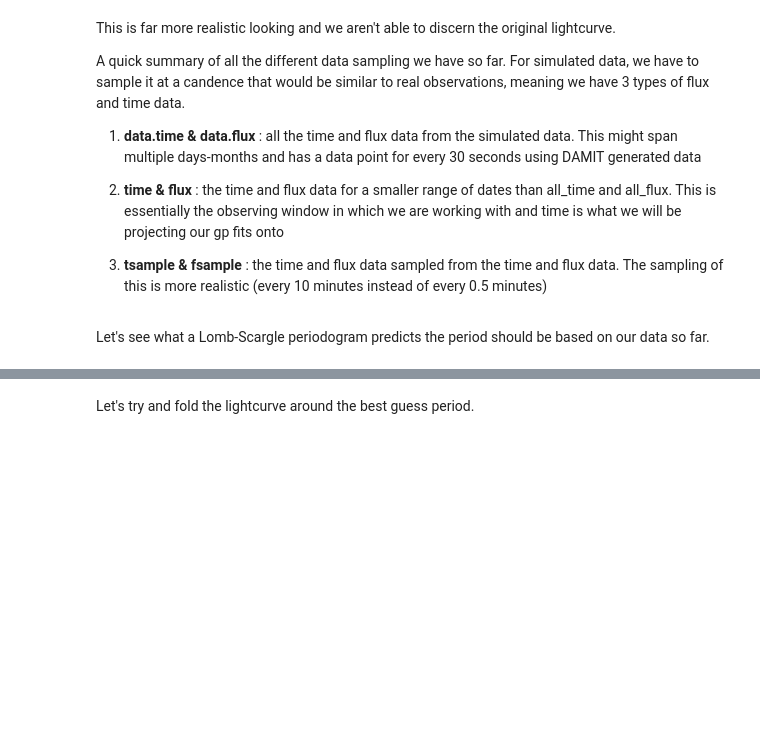
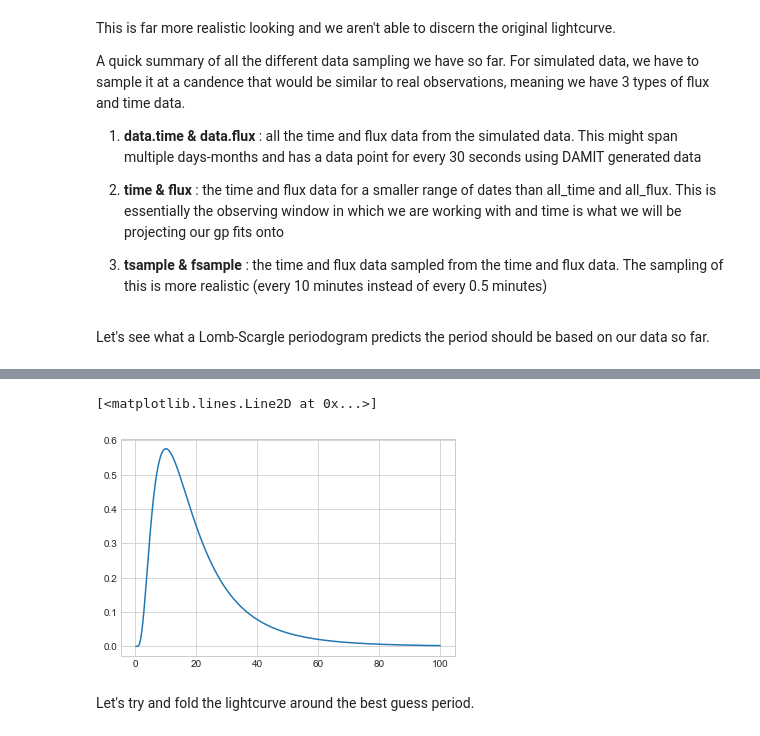
Before and after one commit to dirac-institute/CometGPs, a Jupyter notebook: cwl_sandbox/A Motivating Example.ipynb, the cells around one changed output, grey strips where cells are left out. Saved outputs shown, nothing was run; the diff lists cells and outputs as text; code cells hidden in the pictures; blank space fills up the shorter version.

```diff
--- a/cwl_sandbox/A Motivating Example.ipynb
+++ b/cwl_sandbox/A Motivating Example.ipynb
@@ -147,3 +147,12 @@ dx.legend()
+# %%
+x = np.linspace(0.1, 100, 1000)
+# %%
+p_log_gamma = scipy.stats.norm(np.log(10), np.log(2)).pdf(np.log(x))
+# %%
+plt.plot(x, p_log_gamma)
+# %% [output]
+[<matplotlib.lines.Line2D at 0x...>]
+[figure, added]
 # %% [markdown]
 Let's try and fold the lightcurve around the best guess period.
 # %%
```
Also changed, not shown: parts of 10 cells of this notebook, 32 other files.
